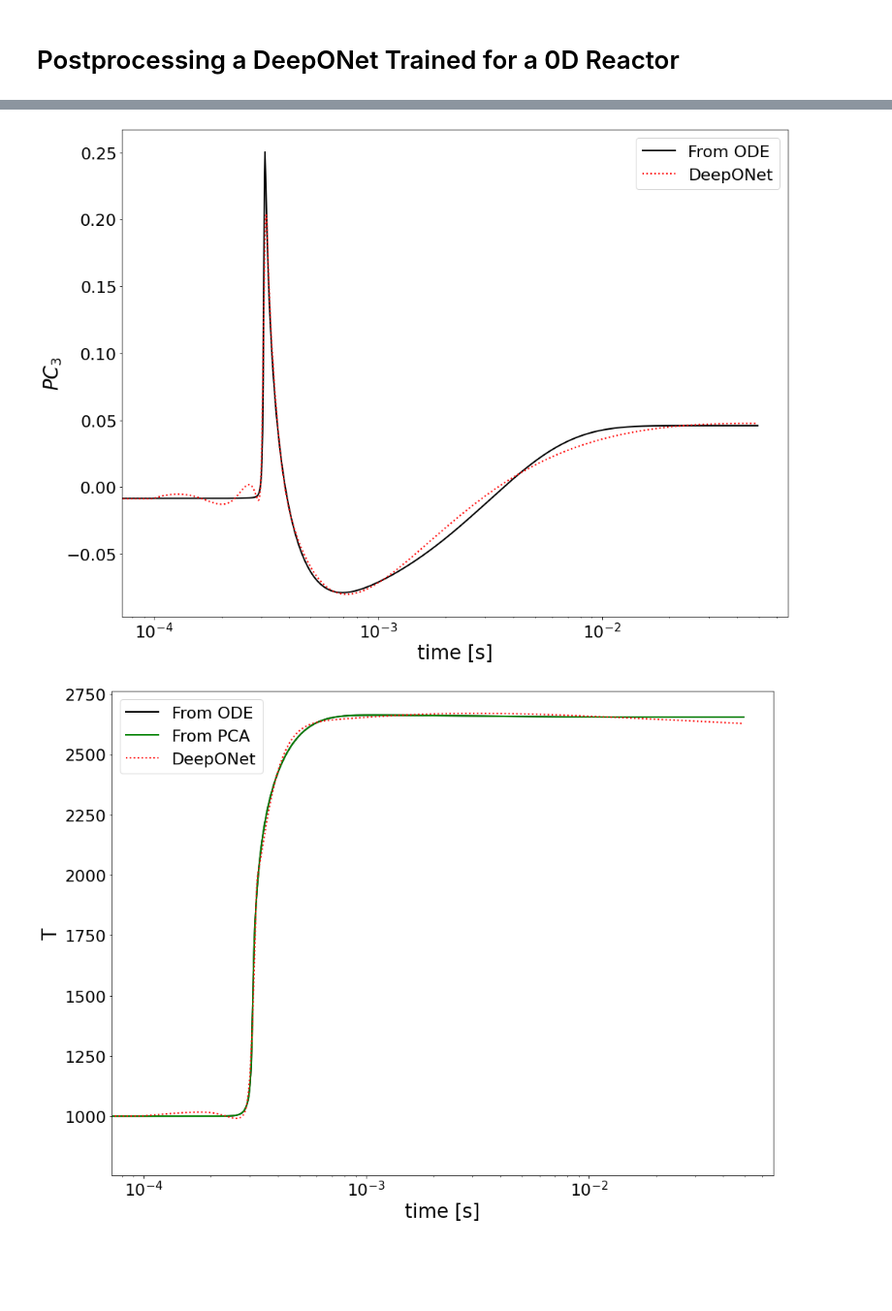
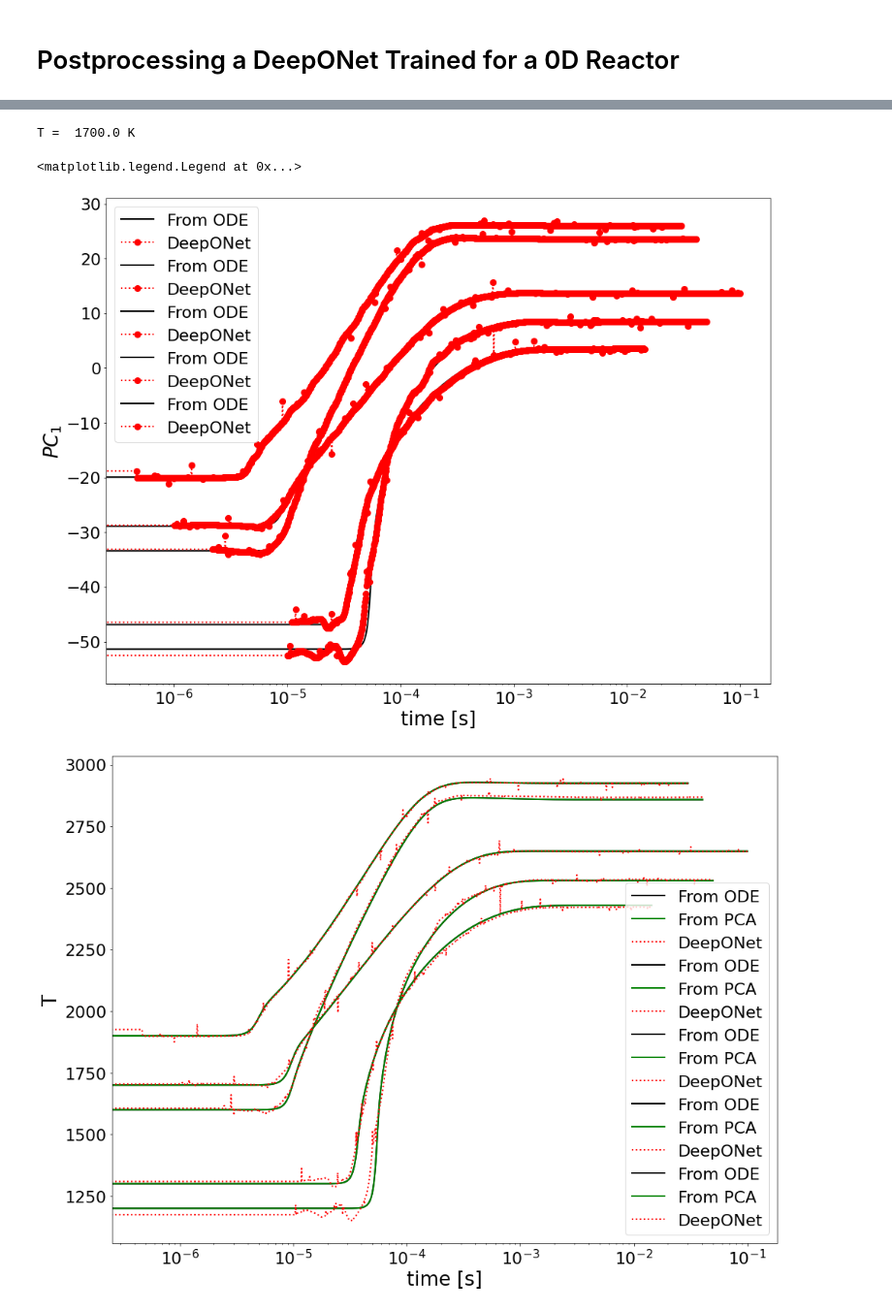
Before and after one commit to simoneventuri/ROMNet_, a Jupyter notebook: scripts/postprocessing/0DReactor/DeepONet/Predict_DeepONet.ipynb, the cells around one changed output, grey strips where cells are left out. Shown at 97% size. Cells and saved outputs as stored; diff of their text form; code cells hidden in the pictures; blank space fills up the shorter version.

```diff
--- a/scripts/postprocessing/0DReactor/DeepONet/Predict_DeepONet.ipynb
+++ b/scripts/postprocessing/0DReactor/DeepONet/Predict_DeepONet.ipynb
@@ -90,6 +100,9 @@ C        = pd.read_csv(FileName, delimiter=',', header=None).to_numpy()
 
 FileName = OutputDir+'/'+str(NVarsRed)+'PC/ROM/D.csv'
 D        = pd.read_csv(FileName, delimiter=',', header=None).to_numpy()
+
+FileName    = OutputDir+'/'+str(NVarsRed)+'PC/ROM/ToOrig_Mask.csv'
+ToOrig_Mask = pd.read_csv(FileName, delimiter=',', header=None).to_numpy(int)[:,0]
 # %%
 ### Evaluating on Test Data
 
@@ -119,16 +132,16 @@ for iVars in range(1,NVarsRed+1):
 
 
 
-FileName     = OutputDir + '/Orig/train/ext/SimIdxs.csv'
+FileName     = OutputDir + '/Orig/'+DirName+'/ext/SimIdxs.csv'
 Data         = pd.read_csv(FileName, header=0)
 SimIdxs      = Data.to_numpy(int)
 
-FileName     = OutputDir + '/Orig/train/ext/ICs.csv'
+FileName     = OutputDir + '/Orig/'+DirName+'/ext/ICs.csv'
 Data         = pd.read_csv(FileName)
 ICVecs       = Data.to_numpy()
 NICs         = len(ICVecs)
 # %%
 InputVars = ['T0']+Vars0+['t']
-InputVars = ['T0']+['t']
+#InputVars = ['T0']+['t']
 InputVars
 # %% [output]
@@ -136,6 +149,8 @@ InputVars
 # %%
-iPC      = 2
+iPC      = 0
+
 VarOI    = 'T'
+
 
 
 
@@ -158,15 +173,25 @@ for iTest in CasesVec:
     T0Vec            = np.ones(Nts, dtype=np.float64)*ICVecs[iTest,2]
 
 
-    FileName         = OutputDir+'/'+str(NVarsRed)+'PC/train/ext/PC.csv.'+str(iTest+1)
-    Data             = pd.read_csv(FileName, header=0)
-    tVec             = np.maximum(Data['t'].to_numpy(), -1)#FixedMinVal)
+    #####################################################################################################
+    FileName     = DirDir + '/Orig/'+DirName+'/ext/y.csv.'+str(iTest+1)
+    Data         = pd.read_csv(FileName, header=0)
+    tVec         = Data.to_numpy()[:,0]
+    y_Data       = Data[VarNames].to_numpy()
+    print('T = ', Data['T'].to_numpy()[0], 'K')
 
-    yPCA_Data        = Data[Vars].to_numpy()
+
+    #####################################################################################################
+#     FileName         = OutputDir+'/'+str(NVarsRed)+'PC/train/ext/PC.csv.'+str(iTest+1)
+#     Data             = pd.read_csv(FileName, header=0)
+#     tVec             = np.maximum(Data['t'].to_numpy(), -1)#FixedMinVal)
+#     yPCA_Data        = Data[Vars].to_numpy()
+#     Data0            = Data[Data['t'] == 0.][Vars]
+    yPCA_Data        = ((y_Data[:,ToOrig_Mask] - C[:,0])/D[:,0]).dot(A.T)
     yPre_Data        = yPCA_Data.dot(A)
     yAnti_Data       = yPre_Data * D[:,0] + C[:,0]
+    Data0            = pd.DataFrame([yPCA_Data[1,:]], columns=Vars0)
 
-    Data0            = Data[Data['t'] == 0.][Vars]
     Data0            = Data0.loc[Data0.index.repeat(Nts)]
     Data0.columns    = Vars0
     Data0['T0']      = T0Vec
@@ -176,47 +201,40 @@ for iTest in CasesVec:
     Data0.reset_index(drop=True, inplace=True)
 
 
-    FileName     = DirDir + '/Orig/train/ext/y.csv.'+str(iTest+1)
-    Data         = pd.read_csv(FileName, header=0)
-    #tVec         = Data.to_numpy()[:,0]
-    y_Data       = Data[VarNames].to_numpy()
-
-
     ax[0].plot(tVec, yPCA_Data[:,iPC], '-k',  label='From ODE', lw=2)
     ax[1].plot(tVec, y_Data[:,iVar],  '-k',  label='From ODE', lw=2)
     ax[1].plot(tVec, yAnti_Data[:,iVarAnti], '-g',  label='From PCA', lw=2)
 
 
-    if (InputData.ProbApproach == 'Deterministic') or (NSamples == 1):
+    if (InputData.ProbApproach == 'Deterministic') and (NSamples == 1):
 
         yPCA_Pred  = model.predict(Data0[InputVars])
         yPre_Pred  = yPCA_Pred.dot(A)
         yAnti_Pred = (yPre_Pred)*D[:,0] + C[:,0]
 
-        ax[0].plot(tVec, yPCA_Pred[:,iPC], ':r', label='DeepONet', lw=2)
-        ax[1].plot(tVec,  yAnti_Pred[:,iVarAnti], ':r', label='DeepONet', lw=2)
+        ax[0].plot(tVec, yPCA_Pred[:,iPC], ':or', label='DeepONet', lw=2)
+        ax[1].plot(tVec, yAnti_Pred[:,iVarAnti], ':r', label='DeepONet', lw=2)
 
     else:
 
         ### Sampling NN
-        yMat_pca_sum = np.zeros((yMatOrig_pca.shape[0], yMatOrig_pca.shape[1]))
-        yMat_pca_sqr = np.zeros((yMatOrig_pca.shape[0], yMatOrig_pca.shape[1]))
-        yMat_sum     = np.zeros((yMatOrig.shape[0], A.shape[1]))
-        yMat_sqr     = np.zeros((yMatOrig.shape[0], A.shape[1]))
+        yPCA_Pred_sum  = np.zeros((yPCA_Data.shape[0], yPCA_Data.shape[1]))
+        yPCA_Pred_sqr  = np.zeros((yPCA_Data.shape[0], yPCA_Data.shape[1]))
+        yAnti_Pred_sum = np.zeros((yAnti_Data.shape[0], A.shape[1]))
+        yAnti_Pred_sqr = np.zeros((yAnti_Data.shape[0], A.shape[1]))
 
         for iSample in range(NSamples):
             yPCA_Pred = model.predict(Data0[InputVars])
 
-            yPCA_Pred_sum += yPCA_Pred
-            yPCA_Pred_sqr += yPCA_Pred**2
+            yPCA_Pred_sum  += yPCA_Pred
+            yPCA_Pred_sqr  += yPCA_Pred**2
 
-            yAnti_Pred     = (yPCA_Pred.dot(A))*D[:,0] + C[:,0]
-
+            yAnti_Pred      = (yPCA_Pred.dot(A))*D[:,0] + C[:,0]
             yAnti_Pred_sum += yAnti_Pred
             yAnti_Pred_sqr += yAnti_Pred**2
 
-        yMat_pca_mean = yMat_pca_sum/NSamples
-        yMat_pca_std  = np.sqrt( yMat_pca_sqr/NSamples - yMat_pca_mean**2 )
+        yMat_pca_mean = yPCA_Pred_sum/NSamples
+        yMat_pca_std  = np.sqrt( yPCA_Pred_sqr/NSamples - yMat_pca_mean**2 )
         yMat_pca_p1   = yMat_pca_mean + 1.*yMat_pca_std
         yMat_pca_m1   = yMat_pca_mean - 1.*yMat_pca_std
         yMat_pca_p2   = yMat_pca_mean + 2.*yMat_pca_std
@@ -225,8 +243,8 @@ for iTest in CasesVec:
         yMat_pca_m3   = yMat_pca_mean - 3.*yMat_pca_std
 
 
-        yMat_mean = yMat_sum/NSamples
-        yMat_std  = np.sqrt( yMat_sqr/NSamples - yMat_mean**2 )
+        yMat_mean = yAnti_Pred_sum/NSamples
+        yMat_std  = np.sqrt( yAnti_Pred_sqr/NSamples - yMat_mean**2 )
         yMat_p1   = yMat_mean + 1.*yMat_std
         yMat_m1   = yMat_mean - 1.*yMat_std
         yMat_p2   = yMat_mean + 2.*yMat_std
@@ -238,9 +256,9 @@ for iTest in CasesVec:
         ax[0].plot(tVec, yMat_pca_p3[:,iPC],   'b:', label=r'DeepONet, $\mu+3\sigma$')
         ax[0].plot(tVec, yMat_pca_m3[:,iPC],   'b:', label=r'DeepONet, $\mu-3\sigma$')
 
-        ax[1].plot(tVec, yMat_mean[:,iVar],  'b-', label=r'DeepONet, $\mu$')
-        ax[1].plot(tVec, yMat_p3[:,iVar],    'b:', label=r'DeepONet, $\mu+3\sigma$')
-        ax[1].plot(tVec, yMat_m3[:,iVarPC],  'b:', label=r'DeepONet, $\mu-3\sigma$')
+        ax[1].plot(tVec, yMat_mean[:,iVarAnti],  'b-', label=r'DeepONet, $\mu$')
+        ax[1].plot(tVec, yMat_p3[:,iVarAnti],    'b:', label=r'DeepONet, $\mu+3\sigma$')
+        ax[1].plot(tVec, yMat_m3[:,iVarAnti],  'b:', label=r'DeepONet, $\mu-3\sigma$')
 
 
 ax[0].set_xscale('log')
@@ -257,5 +278,7 @@ ax[1].legend()
+T =  1700.0 K
+<matplotlib.legend.Legend at 0x...>
-[figure, old version]
+[figure, new version]
-[figure, old version]
+[figure, new version]
 # %%
 VarOI    = 'H2'
 
```
Also changed, not shown: parts of 12 cells of this notebook, 15 other files.
